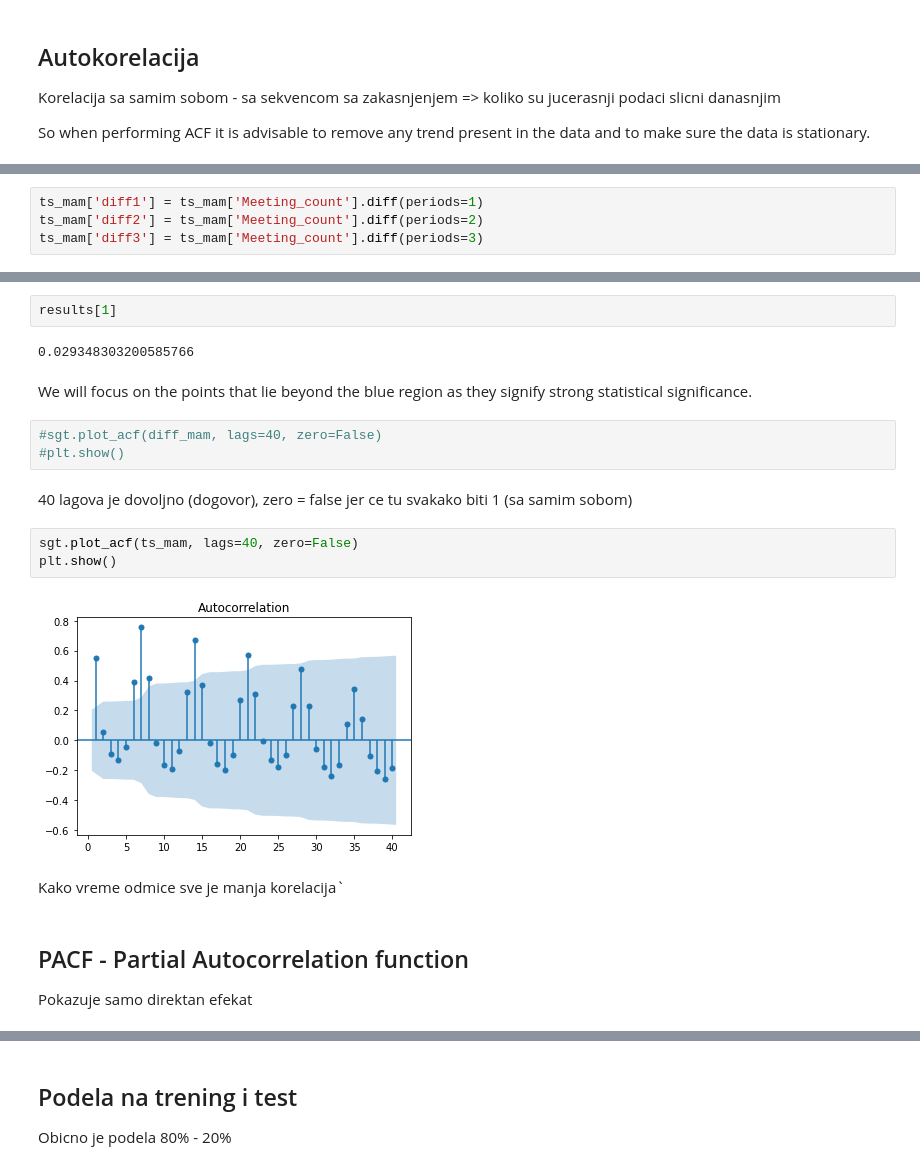
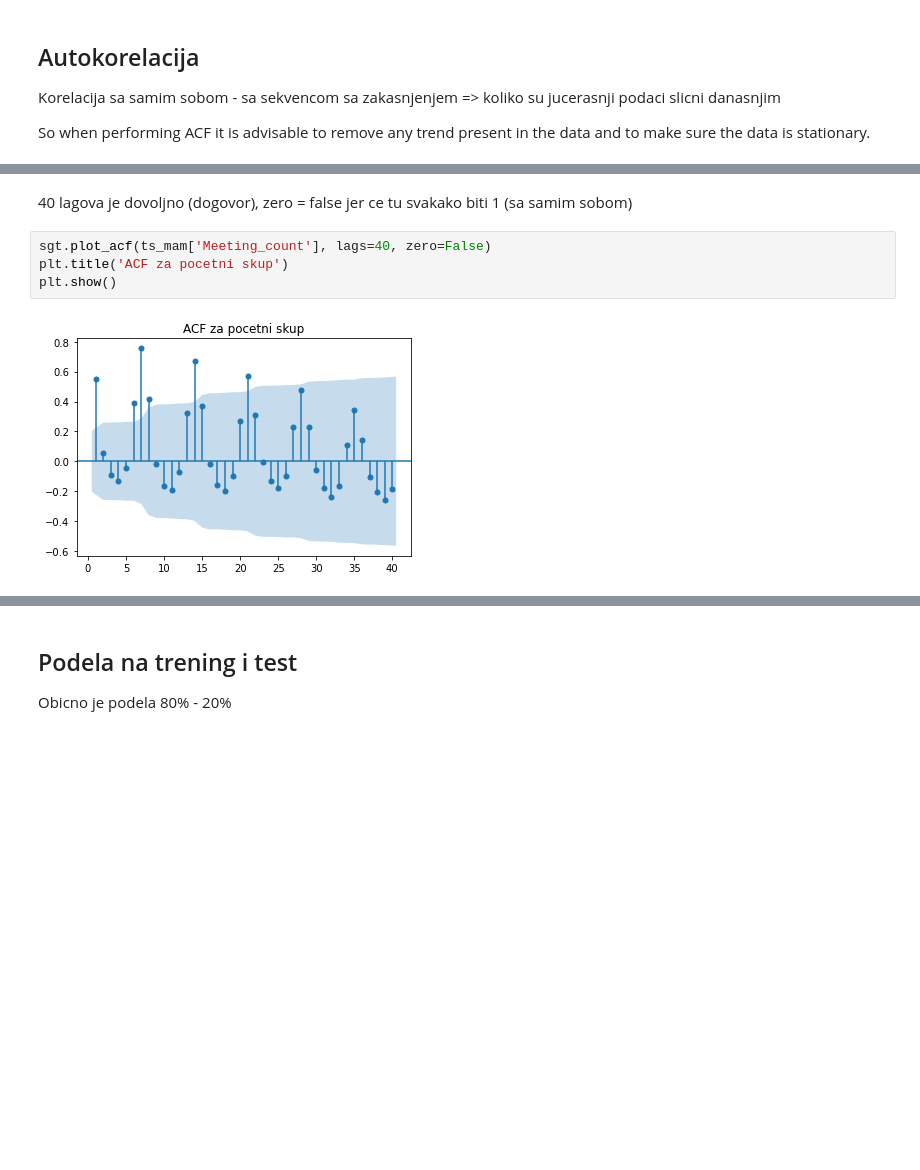
Before and after one commit to Anakin2012/Webex_Time_Series, a Jupyter notebook: webex_time_series.ipynb, the cells around one changed output, grey strips where cells are left out. Cells and saved outputs as stored; diff of their text form; blank space fills up the shorter version.

```diff
--- a/webex_time_series.ipynb
+++ b/webex_time_series.ipynb
@@ -382,4 +429,0 @@ So when performing ACF it is advisable to remove any trend present in the data a
-# %%
-ts_mam['diff1'] = ts_mam['Meeting_count'].diff(periods=1)
-ts_mam['diff2'] = ts_mam['Meeting_count'].diff(periods=2)
-ts_mam['diff3'] = ts_mam['Meeting_count'].diff(periods=3)
@@ -437,22 +430,8 @@ results = sts.adfuller(ts_transformed)
-# %%
-results[1]
-# %% [output]
-0.029348303200585766
-# %% [markdown]
-We will focus on the points that lie beyond the blue region as they signify strong statistical significance.
-# %%
-#sgt.plot_acf(diff_mam, lags=40, zero=False)
-#plt.show()
-# %% [markdown]
-40 lagova je dovoljno (dogovor), zero = false jer ce tu svakako biti 1 (sa samim sobom)
+# %% [markdown]
+40 lagova je dovoljno (dogovor), zero = false jer ce tu svakako biti 1 (sa samim sobom)
 # %%
-sgt.plot_acf(ts_mam, lags=40, zero=False)
+sgt.plot_acf(ts_mam['Meeting_count'], lags=40, zero=False)
+plt.title('ACF za pocetni skup')
 plt.show()
 # %% [output]
-[figure, old version]
+[figure, new version]
-# %% [markdown]
-Kako vreme odmice sve je manja korelacija`
-# %% [markdown]
-## PACF - Partial Autocorrelation function
-
-Pokazuje samo direktan efekat
```
Also changed, not shown: parts of 103 cells of this notebook.
